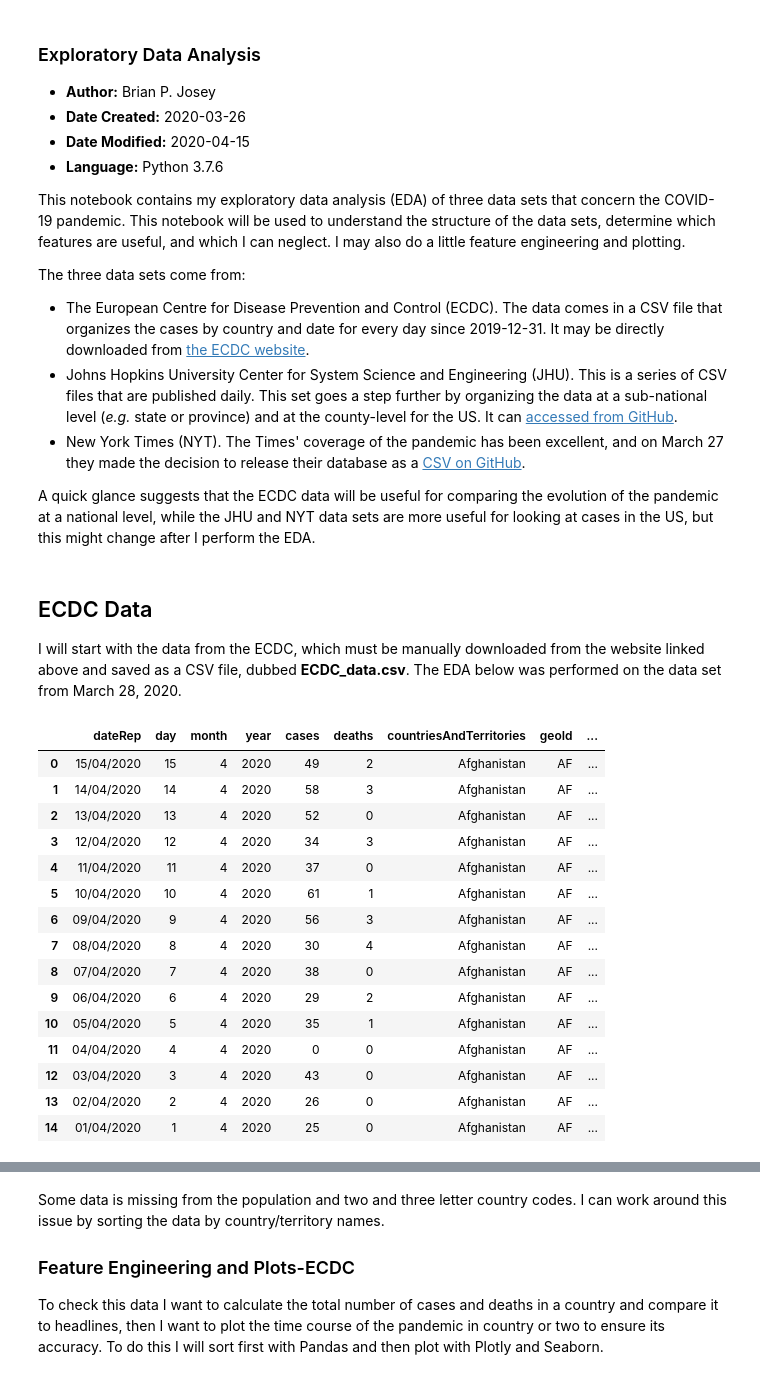
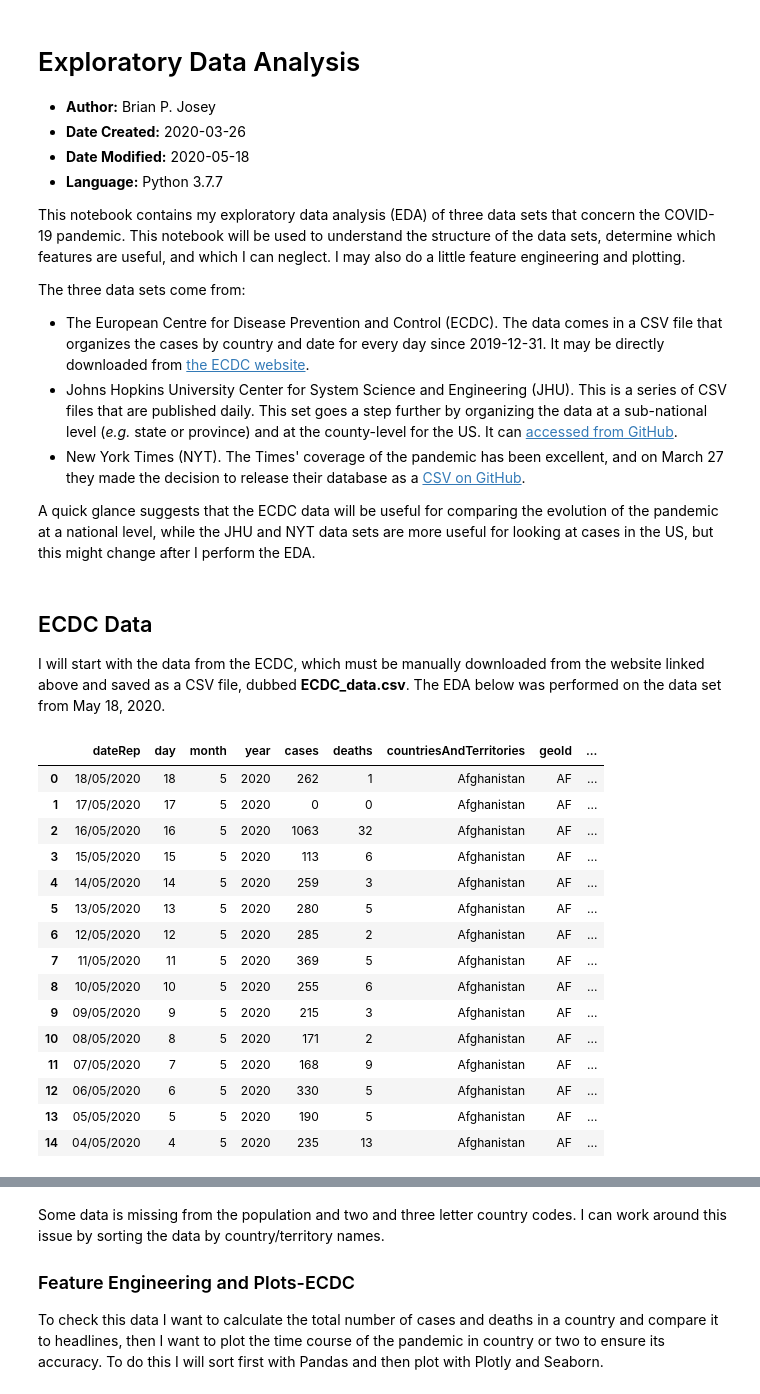
Before and after one commit to brianjosey/COVID-19, a Jupyter notebook: Exploratory Data Analysis.ipynb, the cells around one changed output, grey strips where cells are left out. Saved outputs shown, nothing was run; the diff lists cells and outputs as text; code cells hidden in the pictures.

```diff
--- a/Exploratory Data Analysis.ipynb
+++ b/Exploratory Data Analysis.ipynb
@@ -1,10 +1,10 @@
 # %% [markdown]
-### Exploratory Data Analysis
+# Exploratory Data Analysis
 
 * **Author:** Brian P. Josey
 * **Date Created:** 2020-03-26
-* **Date Modified:** 2020-04-15
-* **Language:** Python 3.7.6
+* **Date Modified:** 2020-05-18
+* **Language:** Python 3.7.7
 
 This notebook contains my exploratory data analysis (EDA) of three data sets that concern the COVID-19 pandemic. This notebook will be used to understand the structure of the data sets, determine which features are useful, and which I can neglect. I may also do a little feature engineering and plotting.
 
@@ -12,7 +12,7 @@ The three data sets come from:
 
 * The European Centre for Disease Prevention and Control (ECDC). The data comes in a CSV file that organizes the cases by country and date for every day since 2019-12-31. It may be directly downloaded from [the ECDC website](https://www.ecdc.europa.eu/en/publications-data/download-todays-data-geographic-distribution-covid-19-cases-worldwide).
 * Johns Hopkins University Center for System Science and Engineering (JHU). This is a series of CSV files that are published daily. This set goes a step further by organizing the data at a sub-national level (*e.g.* state or province) and at the county-level for the US. It can [accessed from GitHub](https://github.com/CSSEGISandData/COVID-19).
-* New York Times (NYT). The Times' coverage of the pandemic has been excellent, and on March 27 they made the decision to release their database as a [CSV on GitHub](https://www.ecdc.europa.eu/en/publications-data/download-todays-data-geographic-distribution-covid-19-cases-worldwide).
+* New York Times (NYT). The Times' coverage of the pandemic has been excellent, and on March 27 they made the decision to release their database as a [CSV on GitHub](https://github.com/nytimes/covid-19-data).
 
 A quick glance suggests that the ECDC data will be useful for comparing the evolution of the pandemic at a national level, while the JHU and NYT data sets are more useful for looking at cases in the US, but this might change after I perform the EDA.
 # %%
@@ -29,28 +29,28 @@ warnings.filterwarnings('ignore')
 # %% [markdown]
 ## ECDC Data
 
-I will start with the data from the ECDC, which must be manually downloaded from the website linked above and saved as a CSV file, dubbed **ECDC_data.csv**. The EDA below was performed on the data set from March 28, 2020.
+I will start with the data from the ECDC, which must be manually downloaded from the website linked above and saved as a CSV file, dubbed **ECDC_data.csv**. The EDA below was performed on the data set from May 18, 2020.
 # %%
 # Import data into a data frame
-ecdc_data = pd.read_csv("ECDC_data.csv")
+ecdc_data = pd.read_csv("data/ECDC_data.csv")
 ecdc_data.head(15)
 # %% [output]
 |  | dateRep | day | month | year | cases | deaths | countriesAndTerritories | geoId | ... |
-| 0 | 15/04/2020 | 15 | 4 | 2020 | 49 | 2 | Afghanistan | AF | ... |
-| 1 | 14/04/2020 | 14 | 4 | 2020 | 58 | 3 | Afghanistan | AF | ... |
-| 2 | 13/04/2020 | 13 | 4 | 2020 | 52 | 0 | Afghanistan | AF | ... |
-| 3 | 12/04/2020 | 12 | 4 | 2020 | 34 | 3 | Afghanistan | AF | ... |
-| 4 | 11/04/2020 | 11 | 4 | 2020 | 37 | 0 | Afghanistan | AF | ... |
-| 5 | 10/04/2020 | 10 | 4 | 2020 | 61 | 1 | Afghanistan | AF | ... |
-| 6 | 09/04/2020 | 9 | 4 | 2020 | 56 | 3 | Afghanistan | AF | ... |
-| 7 | 08/04/2020 | 8 | 4 | 2020 | 30 | 4 | Afghanistan | AF | ... |
-| 8 | 07/04/2020 | 7 | 4 | 2020 | 38 | 0 | Afghanistan | AF | ... |
-| 9 | 06/04/2020 | 6 | 4 | 2020 | 29 | 2 | Afghanistan | AF | ... |
-| 10 | 05/04/2020 | 5 | 4 | 2020 | 35 | 1 | Afghanistan | AF | ... |
-| 11 | 04/04/2020 | 4 | 4 | 2020 | 0 | 0 | Afghanistan | AF | ... |
-| 12 | 03/04/2020 | 3 | 4 | 2020 | 43 | 0 | Afghanistan | AF | ... |
-| 13 | 02/04/2020 | 2 | 4 | 2020 | 26 | 0 | Afghanistan | AF | ... |
-| 14 | 01/04/2020 | 1 | 4 | 2020 | 25 | 0 | Afghanistan | AF | ... |
+| 0 | 18/05/2020 | 18 | 5 | 2020 | 262 | 1 | Afghanistan | AF | ... |
+| 1 | 17/05/2020 | 17 | 5 | 2020 | 0 | 0 | Afghanistan | AF | ... |
+| 2 | 16/05/2020 | 16 | 5 | 2020 | 1063 | 32 | Afghanistan | AF | ... |
+| 3 | 15/05/2020 | 15 | 5 | 2020 | 113 | 6 | Afghanistan | AF | ... |
+| 4 | 14/05/2020 | 14 | 5 | 2020 | 259 | 3 | Afghanistan | AF | ... |
+| 5 | 13/05/2020 | 13 | 5 | 2020 | 280 | 5 | Afghanistan | AF | ... |
+| 6 | 12/05/2020 | 12 | 5 | 2020 | 285 | 2 | Afghanistan | AF | ... |
+| 7 | 11/05/2020 | 11 | 5 | 2020 | 369 | 5 | Afghanistan | AF | ... |
+| 8 | 10/05/2020 | 10 | 5 | 2020 | 255 | 6 | Afghanistan | AF | ... |
+| 9 | 09/05/2020 | 9 | 5 | 2020 | 215 | 3 | Afghanistan | AF | ... |
+| 10 | 08/05/2020 | 8 | 5 | 2020 | 171 | 2 | Afghanistan | AF | ... |
+| 11 | 07/05/2020 | 7 | 5 | 2020 | 168 | 9 | Afghanistan | AF | ... |
+| 12 | 06/05/2020 | 6 | 5 | 2020 | 330 | 5 | Afghanistan | AF | ... |
+| 13 | 05/05/2020 | 5 | 5 | 2020 | 190 | 5 | Afghanistan | AF | ... |
+| 14 | 04/05/2020 | 4 | 5 | 2020 | 235 | 13 | Afghanistan | AF | ... |
 # %% [markdown]
 ### Data Exploration-ECDC
 
```
Also changed, not shown: parts of 22 cells of this notebook, 3 other files.
